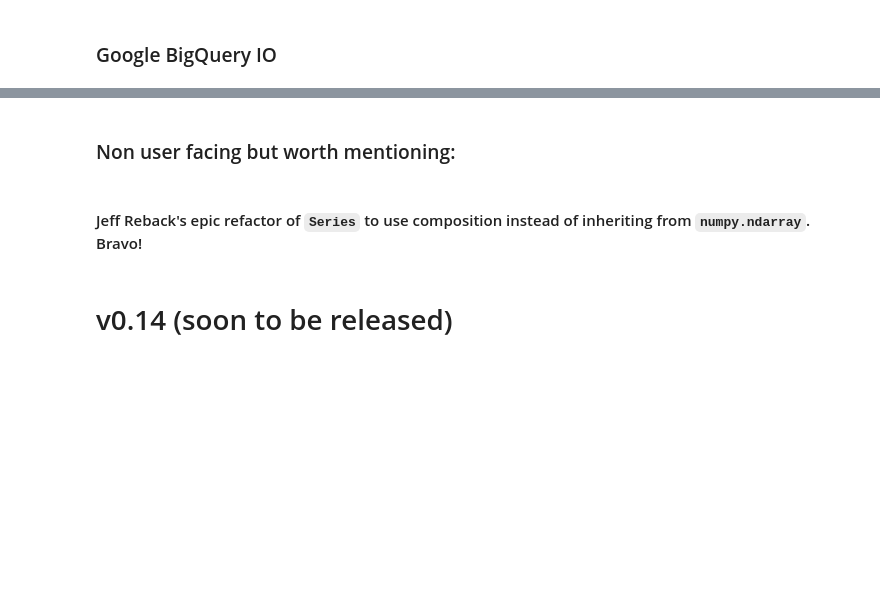
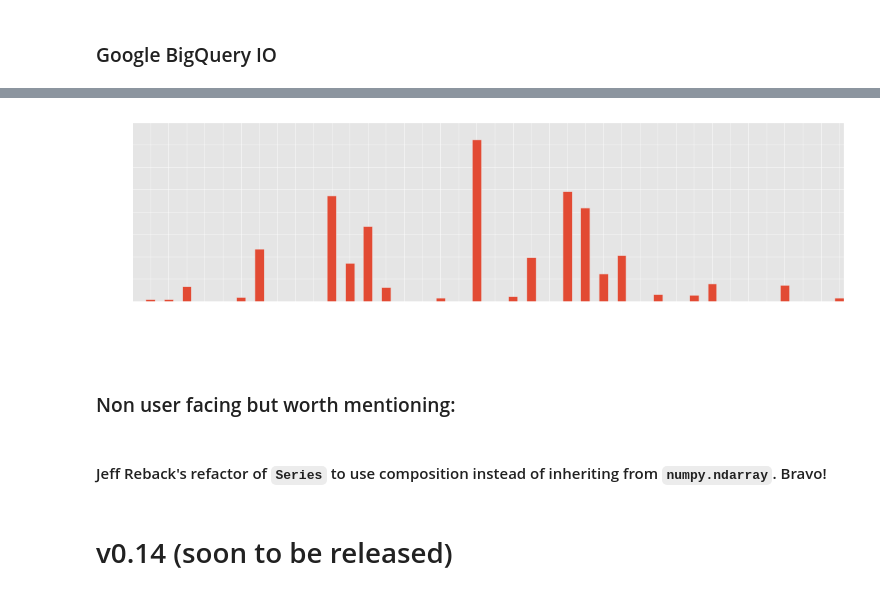
Before and after one commit to cpcloud/nyqpug-pandas-features, a Jupyter notebook: nb/Features.ipynb, the cells around one changed output, grey strips where cells are left out. Saved outputs shown, nothing was run; the diff lists cells and outputs as text; code cells hidden in the pictures; blank space fills up the shorter version.

```diff
--- a/nb/Features.ipynb
+++ b/nb/Features.ipynb
@@ -343,6 +763,0 @@ def prettify_labels(ax):
-# %%
-_, ax = plt.subplots(figsize=(16, 9))
-r = res.payload_pull_request_additions.dropna().resample('B', how='sum')
-r.plot(kind='bar', ax=ax)
-prettify_labels(ax)
-ax.set_title('Commits from %s to %s' % tuple(r.index[[0, -1]].date), color='w')
@@ -348,0 +780,4 @@ ax.set_title('Commits from %s to %s' % tuple(r.index[[0, -1]].date), color='w')
+# %%
+# set the index to the datetime column just created
+df = df.set_index('payload_pull_request_created_at').sort_index()
+df
@@ -349,7 +799,23 @@ ax.set_title('Commits from %s to %s' % tuple(r.index[[0, -1]].date), color='w')
+# %%
+s = df.payload_pull_request_additions
+# %%
+def remove_time(ax):
+    replacer = lambda x: x.get_text().replace(' 00:00:00', '')
+    ax.set_xticklabels(list(map(replacer, ax.get_xticklabels())))
+# %%
+r = s.resample('B', how='sum')
+r.index.name = 'Pull Request Day'
+ax = r.plot(kind='bar', figsize=(18, 5))
+
+remove_time(ax)
+ax.set_ylabel('Pull Request Additions per Business Day')
+ax.get_figure().autofmt_xdate()
+# %% [output]
+[figure, added]
 # %% [markdown]
 ### Non user facing but worth mentioning:
 # %% [markdown]
-#### Jeff Reback's epic refactor of ``Series`` to use composition instead of inheriting from ``numpy.ndarray``. Bravo!
+#### Jeff Reback's refactor of ``Series`` to use composition instead of inheriting from ``numpy.ndarray``. Bravo!
 # %% [markdown]
 # v0.14 (soon to be released)
 # %% [markdown]
```
Also changed, not shown: parts of 105 cells of this notebook.
